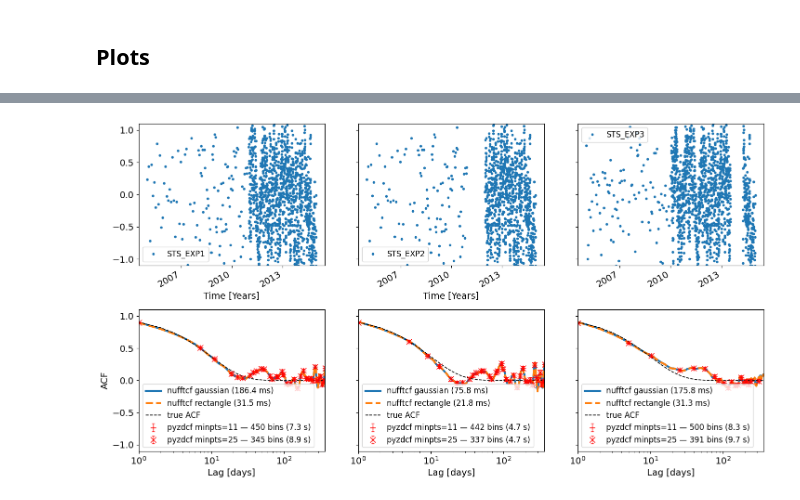
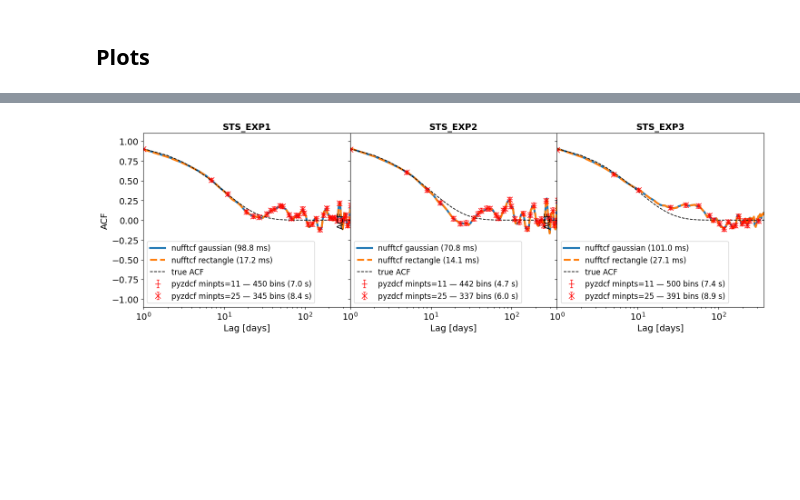
Before and after one commit to jecampagne/nufftcf, a Jupyter notebook: notebook/zdcf_vs_nufftcf.ipynb, the cells around one changed output, grey strips where cells are left out. Drawn from its saved outputs; the diff is of its cells as text; code cells hidden in the pictures; blank space fills up the shorter version.

```diff
--- a/notebook/zdcf_vs_nufftcf.ipynb
+++ b/notebook/zdcf_vs_nufftcf.ipynb
@@ -3172,6 +3178,6 @@ plot_comparison(names, results, acf_v_true, figfile="zdcsf_nufftcf_sts_sin_acf.p
 # %%
 # EXP series
 names =  ["STS_EXP1", "STS_EXP2", "STS_EXP3"]
-plot_comparison(names, results, acf_n_true, figfile="zdcsf_nufftcf_sts_exp_acf.pdf")
+plot_comparison(names, results, acf_n_true, figfile="zdcf_nufftcf_sts_exp_acf.pdf", show_signal=False)
 # %% [output]
-[figure, old version]
+[figure, new version]
```
Also changed, not shown: parts of 3 cells of this notebook.
